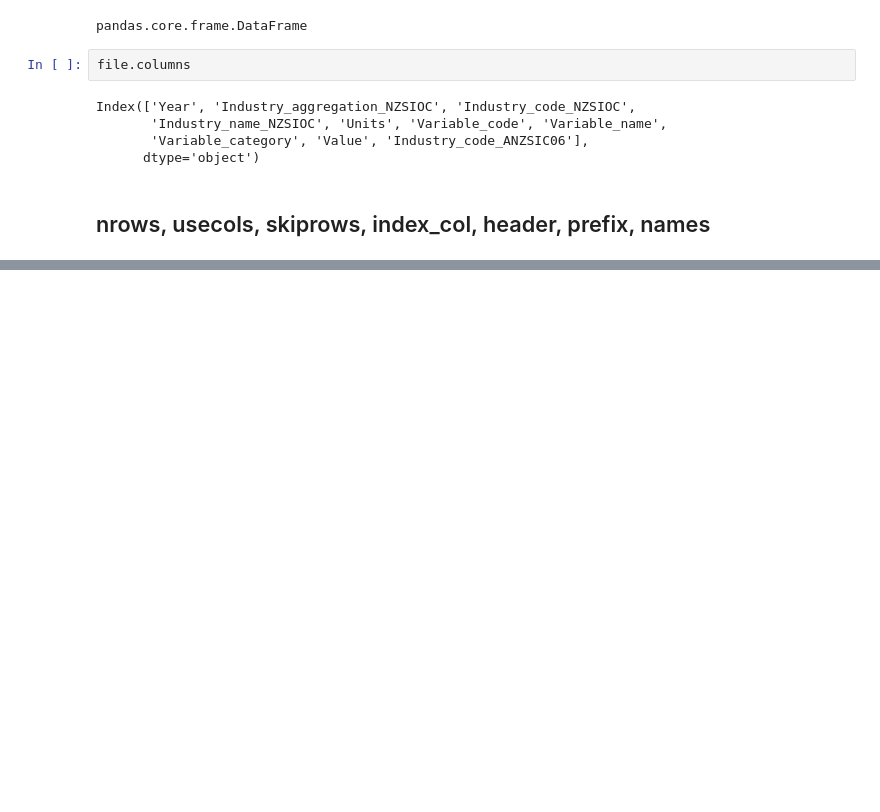
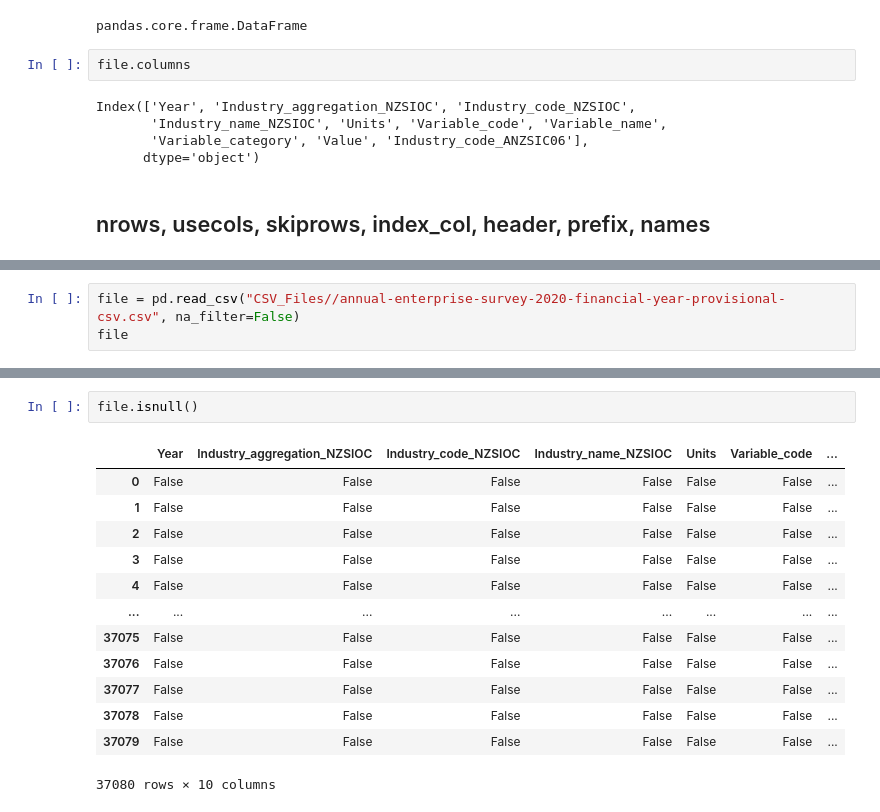
Before and after one commit to Azeemaj101/Machine-Learning, a Jupyter notebook: Pandas.ipynb, the cells around one changed output, grey strips where cells are left out. Drawn from its saved outputs; the diff is of its cells as text; blank space fills up the shorter version.

```diff
--- a/Pandas.ipynb
+++ b/Pandas.ipynb
@@ -532,0 +533,3 @@ file
+# %%
+file = pd.read_csv("CSV_Files//annual-enterprise-survey-2020-financial-year-provisional-csv.csv", na_filter=False)
+file
@@ -532,0 +550,16 @@ file
+# %%
+file.isnull()
+# %% [output]
+|  | Year | Industry_aggregation_NZSIOC | Industry_code_NZSIOC | Industry_name_NZSIOC | Units | Variable_code | ... |
+| 0 | False | False | False | False | False | False | ... |
+| 1 | False | False | False | False | False | False | ... |
+| 2 | False | False | False | False | False | False | ... |
+| 3 | False | False | False | False | False | False | ... |
+| 4 | False | False | False | False | False | False | ... |
+| ... | ... | ... | ... | ... | ... | ... | ... |
+| 37075 | False | False | False | False | False | False | ... |
+| 37076 | False | False | False | False | False | False | ... |
+| 37077 | False | False | False | False | False | False | ... |
+| 37078 | False | False | False | False | False | False | ... |
+| 37079 | False | False | False | False | False | False | ... |
+37080 rows × 10 columns
```
Also changed, not shown: parts of 54 cells of this notebook, 1 other file.
